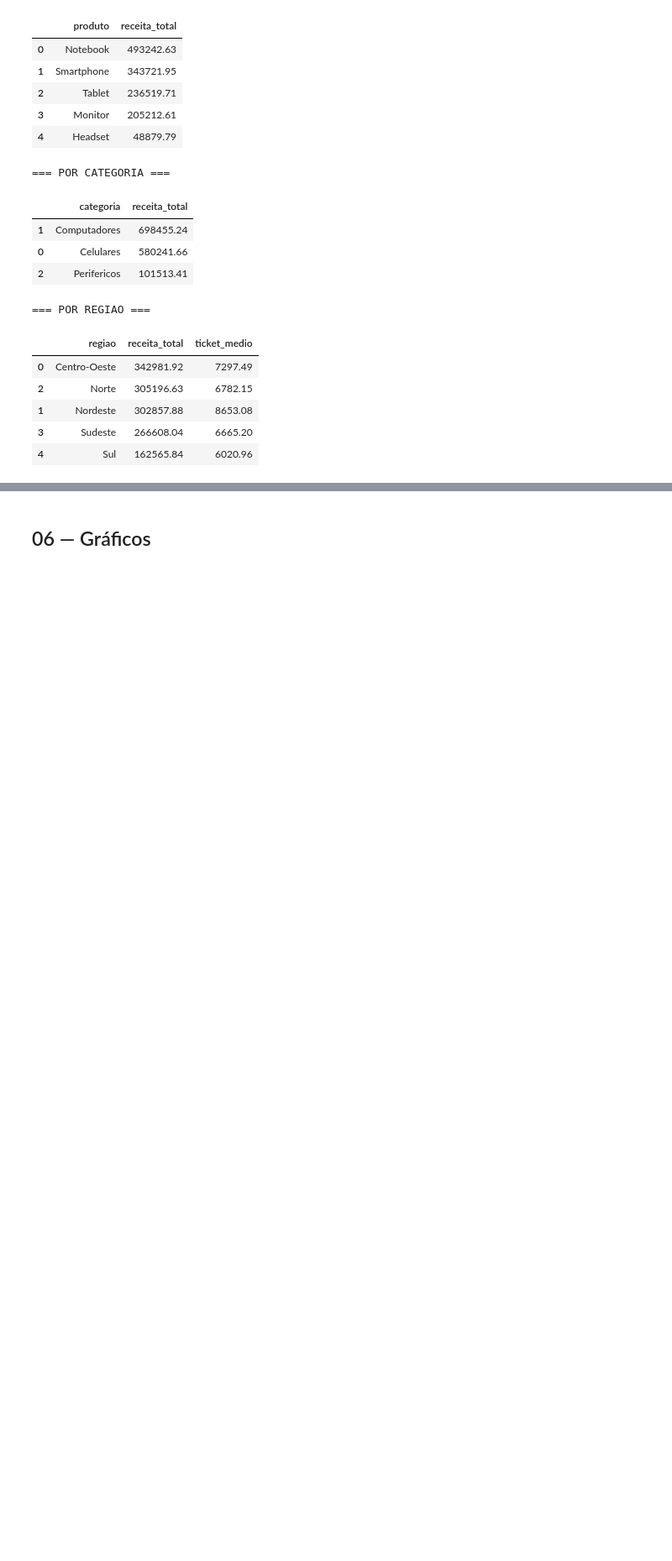
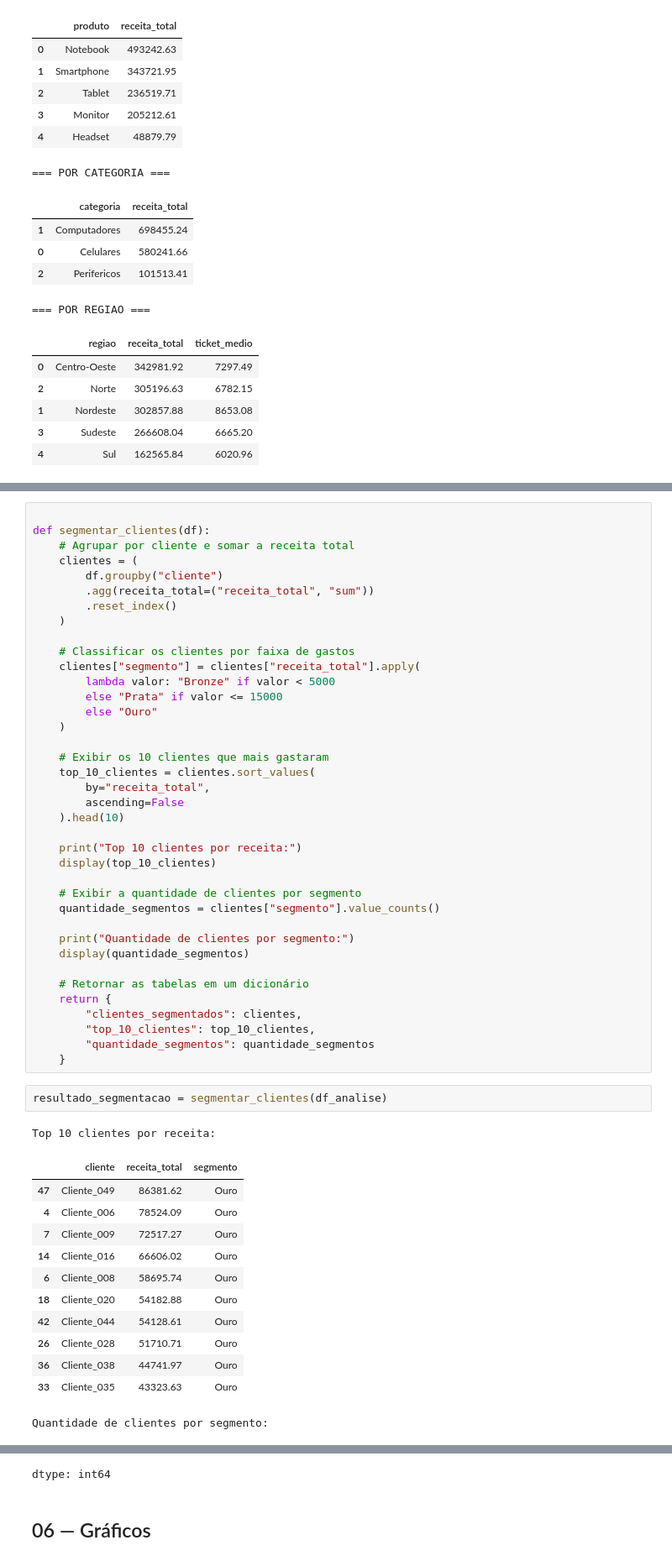
Before and after one commit to jeneferTodt/analise-preditiva-entregas, a Jupyter notebook: salesinsight.ipynb, the cells around one changed output, grey strips where cells are left out. Shown at 84% size. Drawn from its saved outputs; the diff is of its cells as text; blank space fills up the shorter version.

```diff
--- a/salesinsight.ipynb
+++ b/salesinsight.ipynb
@@ -667,0 +670,54 @@ metricas = calcular_metricas(df_analise)
+# %%
+
+def segmentar_clientes(df):
+    # Agrupar por cliente e somar a receita total
+    clientes = (
+        df.groupby("cliente")
+        .agg(receita_total=("receita_total", "sum"))
+        .reset_index()
+    )
+
+    # Classificar os clientes por faixa de gastos
+    clientes["segmento"] = clientes["receita_total"].apply(
+        lambda valor: "Bronze" if valor < 5000
+        else "Prata" if valor <= 15000
+        else "Ouro"
+    )
+
+    # Exibir os 10 clientes que mais gastaram
+    top_10_clientes = clientes.sort_values(
+        by="receita_total",
+        ascending=False
+    ).head(10)
+
+    print("Top 10 clientes por receita:")
+    display(top_10_clientes)
+
+    # Exibir a quantidade de clientes por segmento
+    quantidade_segmentos = clientes["segmento"].value_counts()
+
+    print("Quantidade de clientes por segmento:")
+    display(quantidade_segmentos)
+
+    # Retornar as tabelas em um dicionário
+    return {
+        "clientes_segmentados": clientes,
+        "top_10_clientes": top_10_clientes,
+        "quantidade_segmentos": quantidade_segmentos
+    }
+# %%
+resultado_segmentacao = segmentar_clientes(df_analise)
+# %% [output]
+Top 10 clientes por receita:
+|  | cliente | receita_total | segmento |
+| 47 | Cliente_049 | 86381.62 | Ouro |
+| 4 | Cliente_006 | 78524.09 | Ouro |
+| 7 | Cliente_009 | 72517.27 | Ouro |
+| 14 | Cliente_016 | 66606.02 | Ouro |
+| 6 | Cliente_008 | 58695.74 | Ouro |
+| 18 | Cliente_020 | 54182.88 | Ouro |
+| 42 | Cliente_044 | 54128.61 | Ouro |
+| 26 | Cliente_028 | 51710.71 | Ouro |
+| 36 | Cliente_038 | 44741.97 | Ouro |
+| 33 | Cliente_035 | 43323.63 | Ouro |
+Quantidade de clientes por segmento:
@@ -668,2 +729,3 @@ metricas = calcular_metricas(df_analise)
+dtype: int64
 # %% [markdown]
 ## 06 — Gráficos
```
Also changed, not shown: parts of 8 cells of this notebook.
